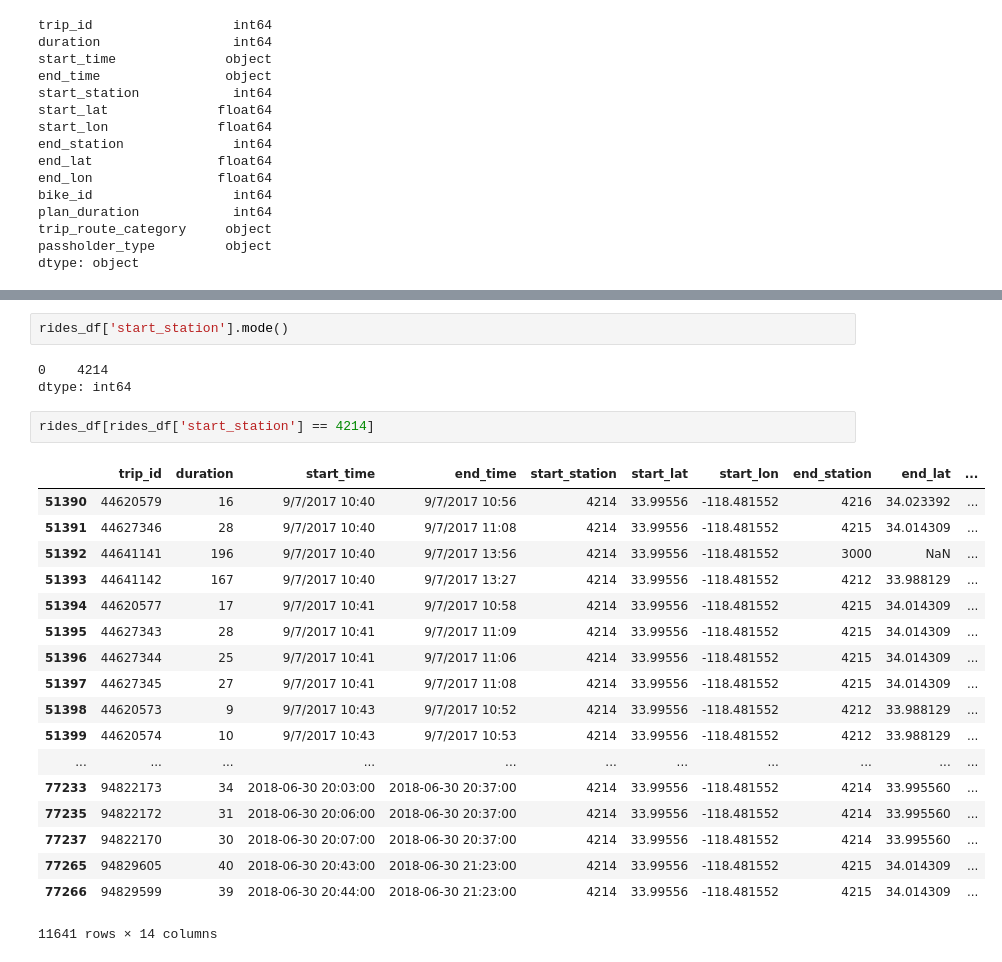
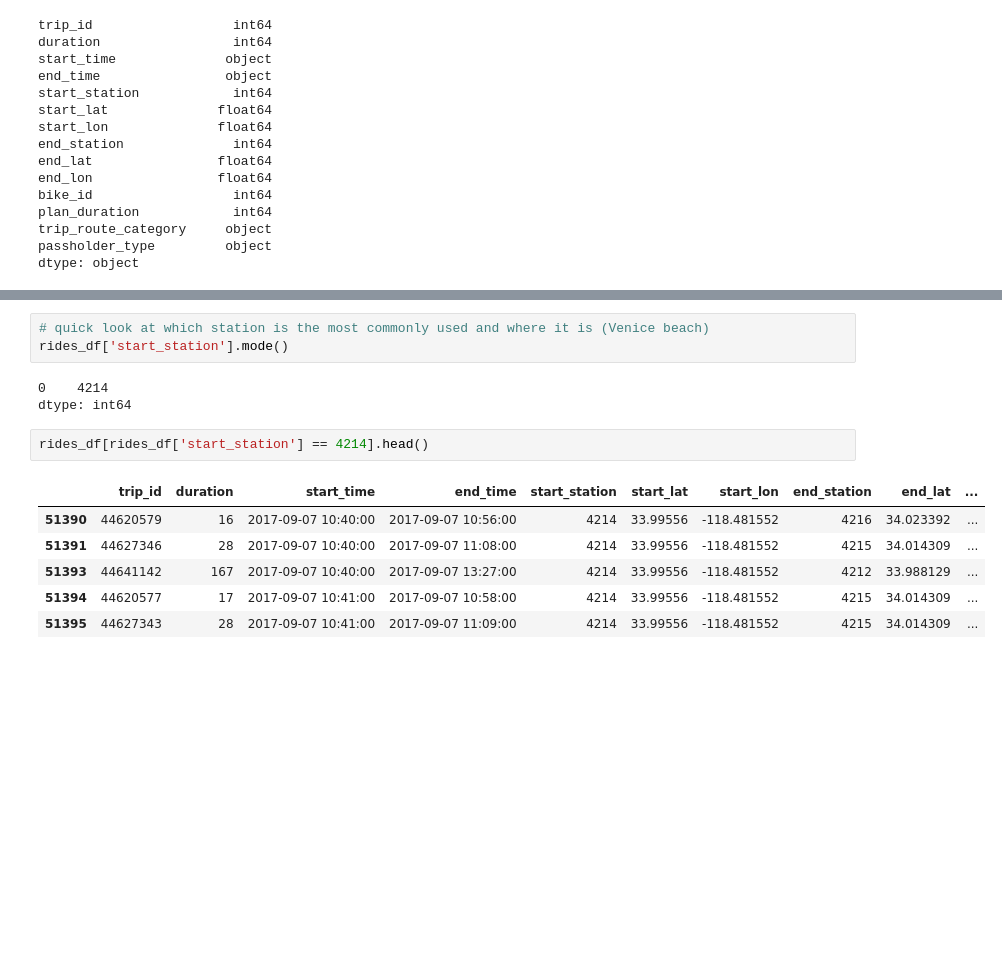
Before and after one commit to finnqiao/la_metro_bikeshare_data, a Jupyter notebook: notebooks/1.0-la-bikeshare.ipynb, the cells around one changed output, grey strips where cells are left out. Cells and saved outputs as stored; diff of their text form; blank space fills up the shorter version.

```diff
--- a/notebooks/1.0-la-bikeshare.ipynb
+++ b/notebooks/1.0-la-bikeshare.ipynb
@@ -63,26 +100,15 @@ dtype: object
+# %%
+# quick look at which station is the most commonly used and where it is (Venice beach)
+rides_df['start_station'].mode()
+# %% [output]
+0    4214
+dtype: int64
 # %%
-rides_df['start_station'].mode()
+rides_df[rides_df['start_station'] == 4214].head()
 # %% [output]
-0    4214
-dtype: int64
+|  | trip_id | duration | start_time | end_time | start_station | start_lat | start_lon | end_station | end_lat | ... |
+| 51390 | 44620579 | 16 | 2017-09-07 10:40:00 | 2017-09-07 10:56:00 | 4214 | 33.99556 | -118.481552 | 4216 | 34.023392 | ... |
+| 51391 | 44627346 | 28 | 2017-09-07 10:40:00 | 2017-09-07 11:08:00 | 4214 | 33.99556 | -118.481552 | 4215 | 34.014309 | ... |
+| 51393 | 44641142 | 167 | 2017-09-07 10:40:00 | 2017-09-07 13:27:00 | 4214 | 33.99556 | -118.481552 | 4212 | 33.988129 | ... |
+| 51394 | 44620577 | 17 | 2017-09-07 10:41:00 | 2017-09-07 10:58:00 | 4214 | 33.99556 | -118.481552 | 4215 | 34.014309 | ... |
+| 51395 | 44627343 | 28 | 2017-09-07 10:41:00 | 2017-09-07 11:09:00 | 4214 | 33.99556 | -118.481552 | 4215 | 34.014309 | ... |
-# %%
-rides_df[rides_df['start_station'] == 4214]
-# %% [output]
-|  | trip_id | duration | start_time | end_time | start_station | start_lat | start_lon | end_station | end_lat | ... |
-| 51390 | 44620579 | 16 | 9/7/2017 10:40 | 9/7/2017 10:56 | 4214 | 33.99556 | -118.481552 | 4216 | 34.023392 | ... |
-| 51391 | 44627346 | 28 | 9/7/2017 10:40 | 9/7/2017 11:08 | 4214 | 33.99556 | -118.481552 | 4215 | 34.014309 | ... |
-| 51392 | 44641141 | 196 | 9/7/2017 10:40 | 9/7/2017 13:56 | 4214 | 33.99556 | -118.481552 | 3000 | NaN | ... |
-| 51393 | 44641142 | 167 | 9/7/2017 10:40 | 9/7/2017 13:27 | 4214 | 33.99556 | -118.481552 | 4212 | 33.988129 | ... |
-| 51394 | 44620577 | 17 | 9/7/2017 10:41 | 9/7/2017 10:58 | 4214 | 33.99556 | -118.481552 | 4215 | 34.014309 | ... |
-| 51395 | 44627343 | 28 | 9/7/2017 10:41 | 9/7/2017 11:09 | 4214 | 33.99556 | -118.481552 | 4215 | 34.014309 | ... |
-| 51396 | 44627344 | 25 | 9/7/2017 10:41 | 9/7/2017 11:06 | 4214 | 33.99556 | -118.481552 | 4215 | 34.014309 | ... |
-| 51397 | 44627345 | 27 | 9/7/2017 10:41 | 9/7/2017 11:08 | 4214 | 33.99556 | -118.481552 | 4215 | 34.014309 | ... |
-| 51398 | 44620573 | 9 | 9/7/2017 10:43 | 9/7/2017 10:52 | 4214 | 33.99556 | -118.481552 | 4212 | 33.988129 | ... |
-| 51399 | 44620574 | 10 | 9/7/2017 10:43 | 9/7/2017 10:53 | 4214 | 33.99556 | -118.481552 | 4212 | 33.988129 | ... |
-| ... | ... | ... | ... | ... | ... | ... | ... | ... | ... | ... |
-| 77233 | 94822173 | 34 | 2018-06-30 20:03:00 | 2018-06-30 20:37:00 | 4214 | 33.99556 | -118.481552 | 4214 | 33.995560 | ... |
-| 77235 | 94822172 | 31 | 2018-06-30 20:06:00 | 2018-06-30 20:37:00 | 4214 | 33.99556 | -118.481552 | 4214 | 33.995560 | ... |
-| 77237 | 94822170 | 30 | 2018-06-30 20:07:00 | 2018-06-30 20:37:00 | 4214 | 33.99556 | -118.481552 | 4214 | 33.995560 | ... |
-| 77265 | 94829605 | 40 | 2018-06-30 20:43:00 | 2018-06-30 21:23:00 | 4214 | 33.99556 | -118.481552 | 4215 | 34.014309 | ... |
-| 77266 | 94829599 | 39 | 2018-06-30 20:44:00 | 2018-06-30 21:23:00 | 4214 | 33.99556 | -118.481552 | 4215 | 34.014309 | ... |
-11641 rows × 14 columns
```
Also changed, not shown: parts of 25 cells of this notebook.
